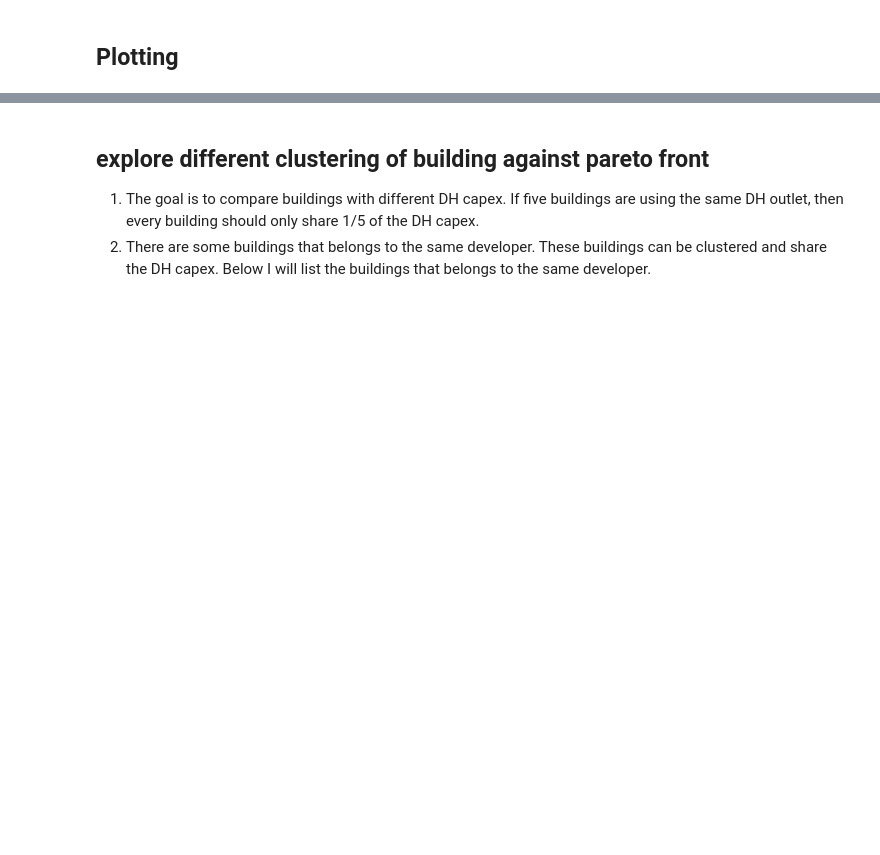
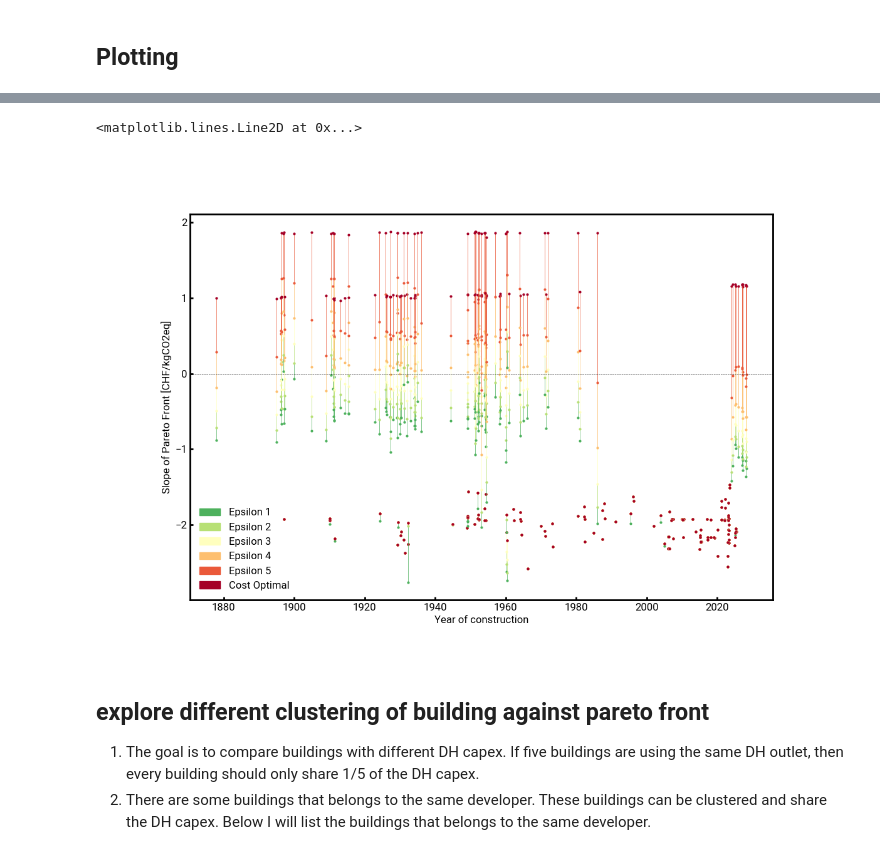
Before and after one commit to yiqiaowang-arch/trustParetoFronts, a Jupyter notebook: pareto_front_analysis.ipynb, the cells around one changed output, grey strips where cells are left out. Drawn from its saved outputs; the diff is of its cells as text; code cells hidden in the pictures; blank space fills up the shorter version.

```diff
--- a/pareto_front_analysis.ipynb
+++ b/pareto_front_analysis.ipynb
@@ -289,3 +292,38 @@ fig.tight_layout()
+# %%
+# in df_tech_cap, add one more column to describe the slope of current status to each point of the pareto front
+# first, initialize the column slope with 0
+fig4, ax = plt.subplots()
+for name in df_tech_cap.index.get_level_values('building').unique():
+    df_pareto = df_tech_cap.loc[name].copy()
+    df_pareto = df_pareto.assign(slope=(df_pareto['cost'] - df_pareto.loc[999, 'cost']) / (df_pareto['emission'] - df_pareto.loc[999, 'emission']))
+    df_pareto = df_pareto.replace([np.inf, -np.inf], np.nan).fillna(0)
+    # if [999, slope] == 0, then assign it with the value of [-3, slope]
+    if df_pareto['slope'].iloc[-2] - 0 < 1e-4:
+        df_pareto['slope'].iloc[-2] = df_pareto['slope'].iloc[-3]
+    # delete the first row of the dataframe, because it's the emission minimal, thus cost maximal, we ignore this point because it's highly unlikely to be chosen
+    building_year: np.int64 = zone_df.loc[name, 'YEAR'] # type: ignore
+    # if building_year is duplicated, then add a small random number to it
+    if (zone_df['YEAR'] == building_year).sum() > 1:
+        building_year += np.random.rand() * 0.5
+    # collect the arrowhead artist for each building
+    for idx, slope in enumerate(df_pareto['slope'].iloc[1:-2]):
+        idx = idx+1
+        # plot the line pointing from the previous slope to the current slope
+        x = [building_year, building_year]
+        y = [df_pareto.loc[idx, 'slope'], df_pareto.loc[idx+1, 'slope']]
+        ax.plot(x, y, color=cmap(idx), linewidth=0.5)
+        ax.plot(building_year, df_pareto.loc[idx, 'slope'], color=cmap(idx), marker='o', markersize=2)
+    # plot the last point
+    ax.plot(building_year, df_pareto['slope'].iloc[-2], color=cmap(n_epsilon-1), marker='o', markersize=2)
+
+# add legend
+ax.legend(handles=legend_patches[1:], loc='best')
+ax.set_xlabel('Year of construction')
+ax.set_ylabel('Slope of Pareto Front [CHF/kgCO2eq]')
+ax.axhline(0, color='black', linewidth=0.5, linestyle='--')
+# %% [output]
+<matplotlib.lines.Line2D at 0x...>
+[figure, added]
 # %% [markdown]
 ## explore different clustering of building against pareto front
 1. The goal is to compare buildings with different DH capex. If five buildings are using the same DH outlet, then every building should only share 1/5 of the DH capex.
```
Also changed, not shown: parts of 3 cells of this notebook.
